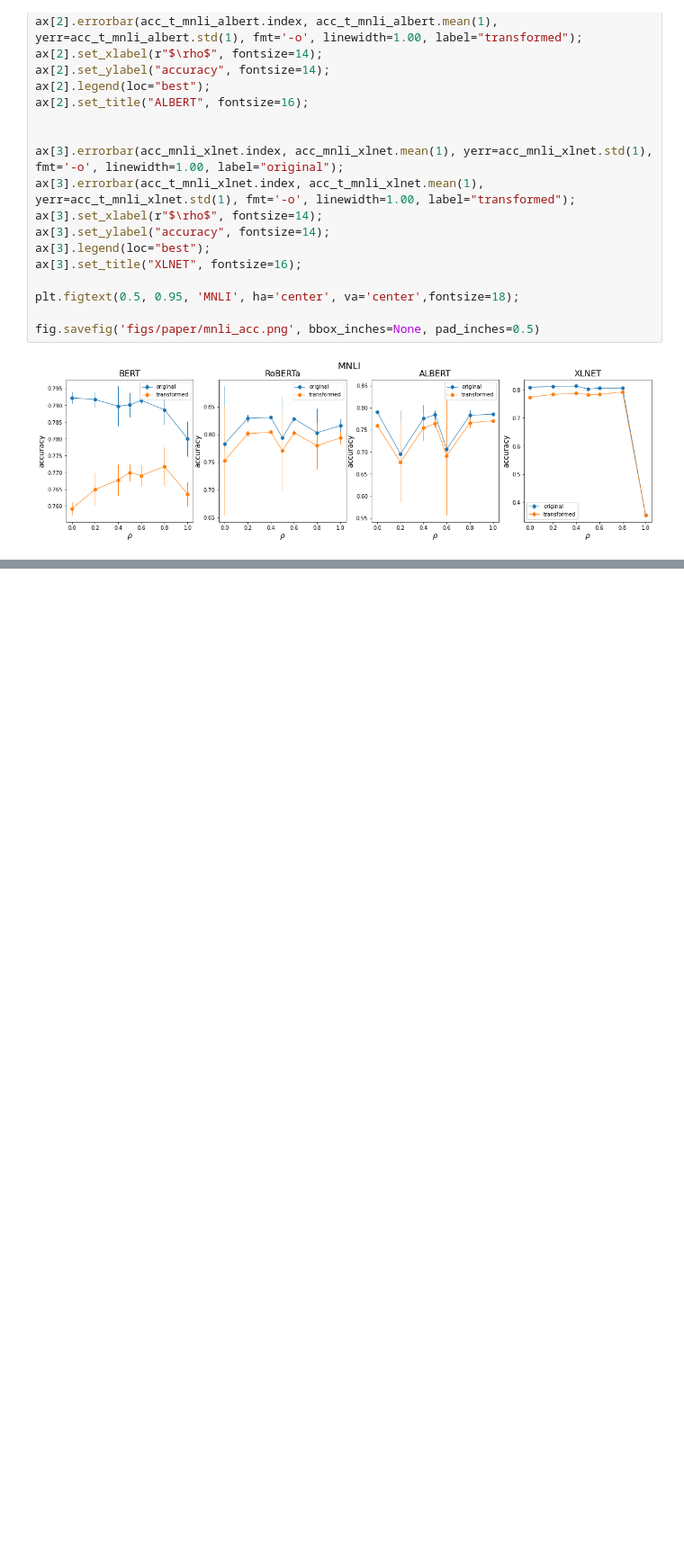
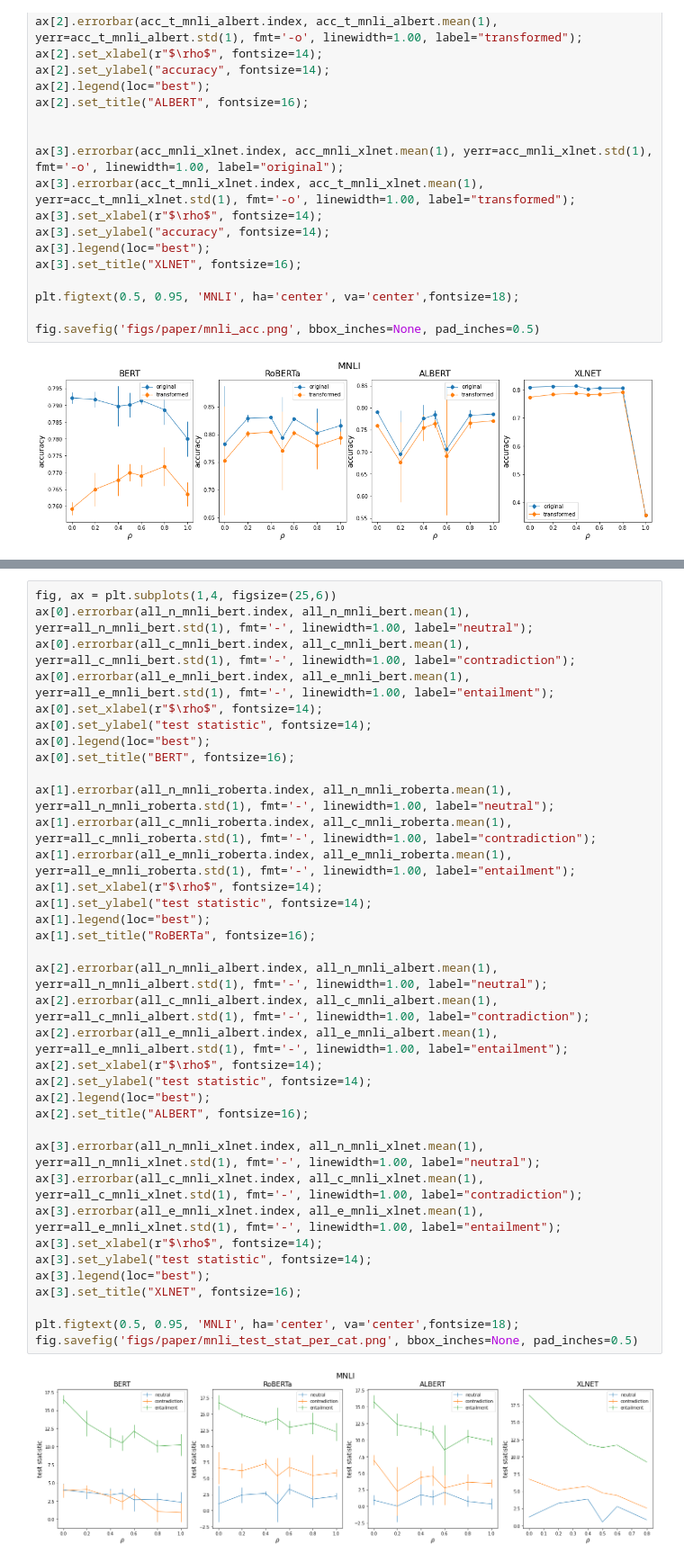
Before and after one commit to lukewanless/looking-for-equivalences, a Jupyter notebook: src/analysis2_deep_learning.ipynb, the cells around one changed output, grey strips where cells are left out. Shown at 90% size. Drawn from its saved outputs; the diff is of its cells as text; blank space fills up the shorter version.

```diff
--- a/src/analysis2_deep_learning.ipynb
+++ b/src/analysis2_deep_learning.ipynb
@@ -789,0 +1013,38 @@ fig.savefig('figs/paper/mnli_acc.png', bbox_inches=None, pad_inches=0.5)
+# %%
+fig, ax = plt.subplots(1,4, figsize=(25,6))
+ax[0].errorbar(all_n_mnli_bert.index, all_n_mnli_bert.mean(1), yerr=all_n_mnli_bert.std(1), fmt='-', linewidth=1.00, label="neutral");
+ax[0].errorbar(all_c_mnli_bert.index, all_c_mnli_bert.mean(1), yerr=all_c_mnli_bert.std(1), fmt='-', linewidth=1.00, label="contradiction");
+ax[0].errorbar(all_e_mnli_bert.index, all_e_mnli_bert.mean(1), yerr=all_e_mnli_bert.std(1), fmt='-', linewidth=1.00, label="entailment");
+ax[0].set_xlabel(r"$\rho$", fontsize=14);
+ax[0].set_ylabel("test statistic", fontsize=14);
+ax[0].legend(loc="best");
+ax[0].set_title("BERT", fontsize=16);
+
+ax[1].errorbar(all_n_mnli_roberta.index, all_n_mnli_roberta.mean(1), yerr=all_n_mnli_roberta.std(1), fmt='-', linewidth=1.00, label="neutral");
+ax[1].errorbar(all_c_mnli_roberta.index, all_c_mnli_roberta.mean(1), yerr=all_c_mnli_roberta.std(1), fmt='-', linewidth=1.00, label="contradiction");
+ax[1].errorbar(all_e_mnli_roberta.index, all_e_mnli_roberta.mean(1), yerr=all_e_mnli_roberta.std(1), fmt='-', linewidth=1.00, label="entailment");
+ax[1].set_xlabel(r"$\rho$", fontsize=14);
+ax[1].set_ylabel("test statistic", fontsize=14);
+ax[1].legend(loc="best");
+ax[1].set_title("RoBERTa", fontsize=16);
+
+ax[2].errorbar(all_n_mnli_albert.index, all_n_mnli_albert.mean(1), yerr=all_n_mnli_albert.std(1), fmt='-', linewidth=1.00, label="neutral");
+ax[2].errorbar(all_c_mnli_albert.index, all_c_mnli_albert.mean(1), yerr=all_c_mnli_albert.std(1), fmt='-', linewidth=1.00, label="contradiction");
+ax[2].errorbar(all_e_mnli_albert.index, all_e_mnli_albert.mean(1), yerr=all_e_mnli_albert.std(1), fmt='-', linewidth=1.00, label="entailment");
+ax[2].set_xlabel(r"$\rho$", fontsize=14);
+ax[2].set_ylabel("test statistic", fontsize=14);
+ax[2].legend(loc="best");
+ax[2].set_title("ALBERT", fontsize=16);
+
+ax[3].errorbar(all_n_mnli_xlnet.index, all_n_mnli_xlnet.mean(1), yerr=all_n_mnli_xlnet.std(1), fmt='-', linewidth=1.00, label="neutral");
+ax[3].errorbar(all_c_mnli_xlnet.index, all_c_mnli_xlnet.mean(1), yerr=all_c_mnli_xlnet.std(1), fmt='-', linewidth=1.00, label="contradiction");
+ax[3].errorbar(all_e_mnli_xlnet.index, all_e_mnli_xlnet.mean(1), yerr=all_e_mnli_xlnet.std(1), fmt='-', linewidth=1.00, label="entailment");
+ax[3].set_xlabel(r"$\rho$", fontsize=14);
+ax[3].set_ylabel("test statistic", fontsize=14);
+ax[3].legend(loc="best");
+ax[3].set_title("XLNET", fontsize=16);
+
+plt.figtext(0.5, 0.95, 'MNLI', ha='center', va='center',fontsize=18);
+fig.savefig('figs/paper/mnli_test_stat_per_cat.png', bbox_inches=None, pad_inches=0.5)
+# %% [output]
+[figure, added]
```
Also changed, not shown: parts of 7 cells of this notebook, 2 other files.
